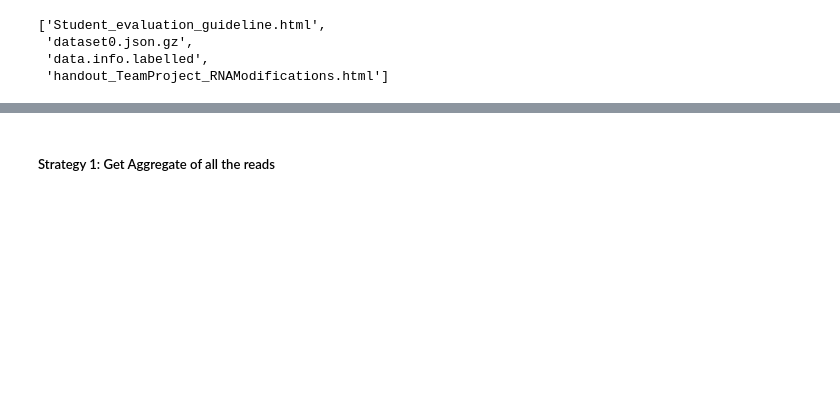
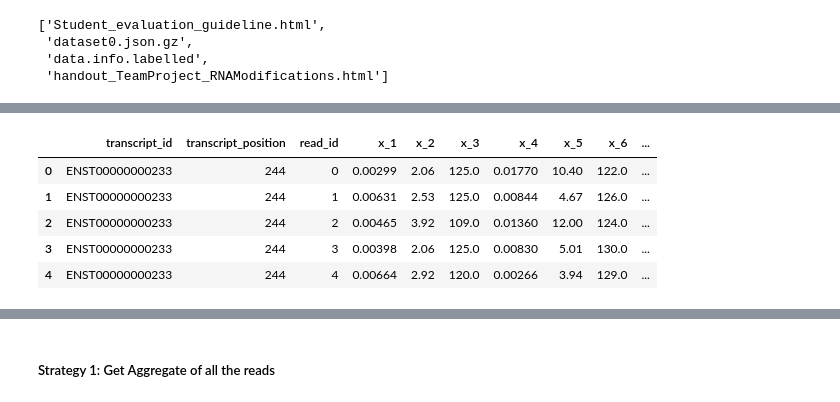
Before and after one commit to jeromeequekk/dsa4262-genomesight, a Jupyter notebook: task_1.ipynb, the cells around one changed output, grey strips where cells are left out. Saved outputs shown, nothing was run; the diff lists cells and outputs as text; code cells hidden in the pictures; blank space fills up the shorter version.

```diff
--- a/task_1.ipynb
+++ b/task_1.ipynb
@@ -82,0 +99,9 @@ rna_seq_data_df.head(100)
+# %%
+rna_seq_data_with_labels_df.head()
+# %% [output]
+|  | transcript_id | transcript_position | read_id | x_1 | x_2 | x_3 | x_4 | x_5 | x_6 | ... |
+| 0 | ENST00000000233 | 244 | 0 | 0.00299 | 2.06 | 125.0 | 0.01770 | 10.40 | 122.0 | ... |
+| 1 | ENST00000000233 | 244 | 1 | 0.00631 | 2.53 | 125.0 | 0.00844 | 4.67 | 126.0 | ... |
+| 2 | ENST00000000233 | 244 | 2 | 0.00465 | 3.92 | 109.0 | 0.01360 | 12.00 | 124.0 | ... |
+| 3 | ENST00000000233 | 244 | 3 | 0.00398 | 2.06 | 125.0 | 0.00830 | 5.01 | 130.0 | ... |
+| 4 | ENST00000000233 | 244 | 4 | 0.00664 | 2.92 | 120.0 | 0.00266 | 3.94 | 129.0 | ... |
```
Also changed, not shown: parts of 21 cells of this notebook.
